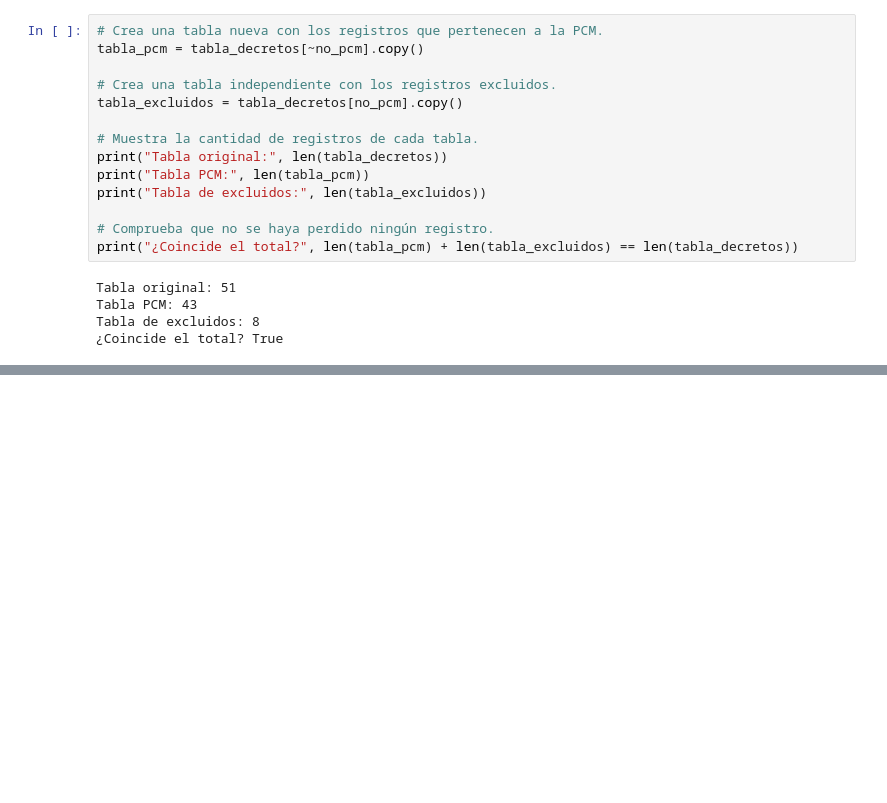
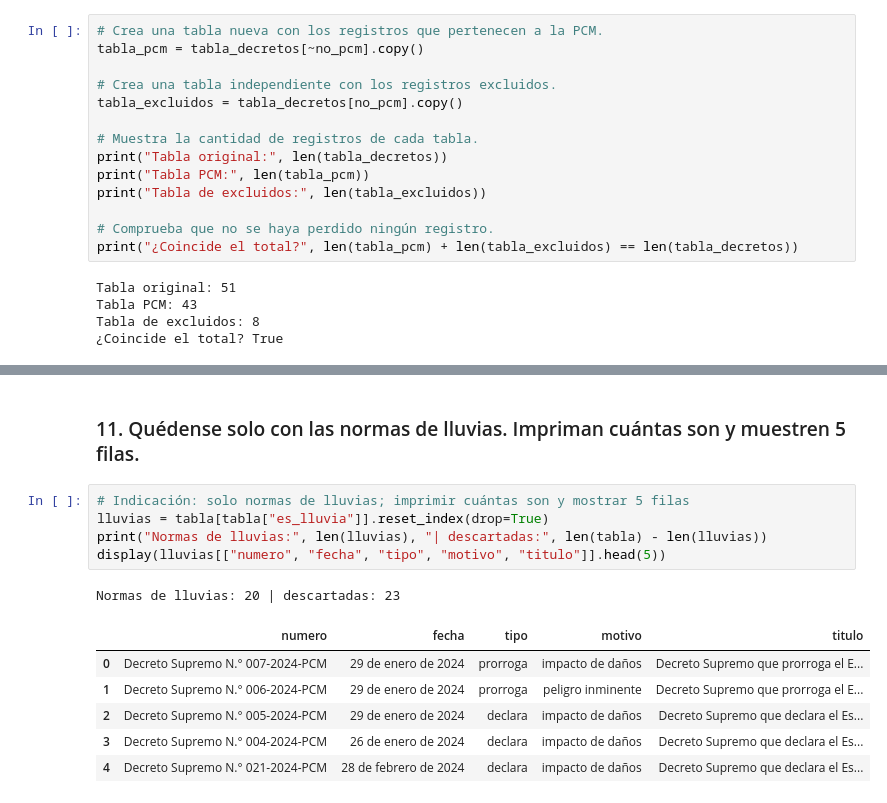
Before and after one commit to diegosimemirror/Grupo-3-Python-PUCP, a Jupyter notebook: assignment_2/scraping_emergencias.ipynb, the cells around one changed output, grey strips where cells are left out. Saved outputs shown, nothing was run; the diff lists cells and outputs as text; blank space fills up the shorter version.

```diff
--- a/assignment_2/scraping_emergencias.ipynb
+++ b/assignment_2/scraping_emergencias.ipynb
@@ -1170,0 +1323,15 @@ display(tabla_excluidos)
+# %% [markdown]
+### 11. Quédense solo con las normas de lluvias. Impriman cuántas son y muestren 5 filas.
+# %%
+# Indicación: solo normas de lluvias; imprimir cuántas son y mostrar 5 filas
+lluvias = tabla[tabla["es_lluvia"]].reset_index(drop=True)
+print("Normas de lluvias:", len(lluvias), "| descartadas:", len(tabla) - len(lluvias))
+display(lluvias[["numero", "fecha", "tipo", "motivo", "titulo"]].head(5))
+# %% [output]
+Normas de lluvias: 20 | descartadas: 23
+|  | numero | fecha | tipo | motivo | titulo |
+| 0 | Decreto Supremo N.° 007-2024-PCM | 29 de enero de 2024 | prorroga | impacto de daños | Decreto Supremo que prorroga el E... |
+| 1 | Decreto Supremo N.° 006-2024-PCM | 29 de enero de 2024 | prorroga | peligro inminente | Decreto Supremo que prorroga el E... |
+| 2 | Decreto Supremo N.° 005-2024-PCM | 29 de enero de 2024 | declara | impacto de daños | Decreto Supremo que declara el Es... |
+| 3 | Decreto Supremo N.° 004-2024-PCM | 26 de enero de 2024 | declara | impacto de daños | Decreto Supremo que declara el Es... |
+| 4 | Decreto Supremo N.° 021-2024-PCM | 28 de febrero de 2024 | declara | impacto de daños | Decreto Supremo que declara el Es... |
```
Also changed, not shown: parts of 53 cells of this notebook, 2 other files.
